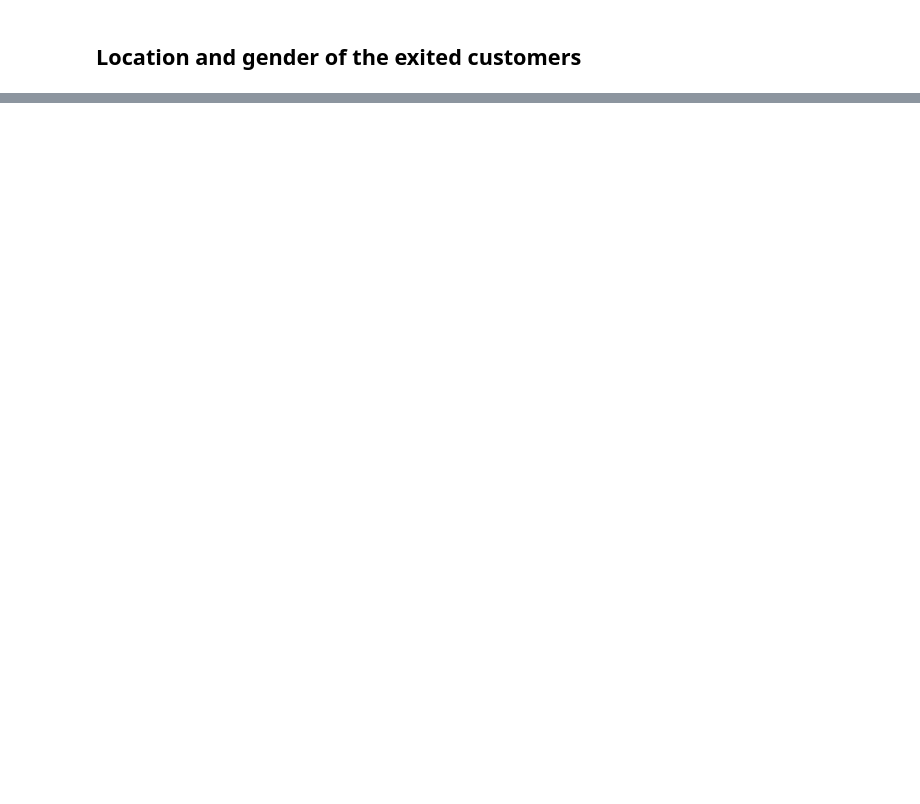
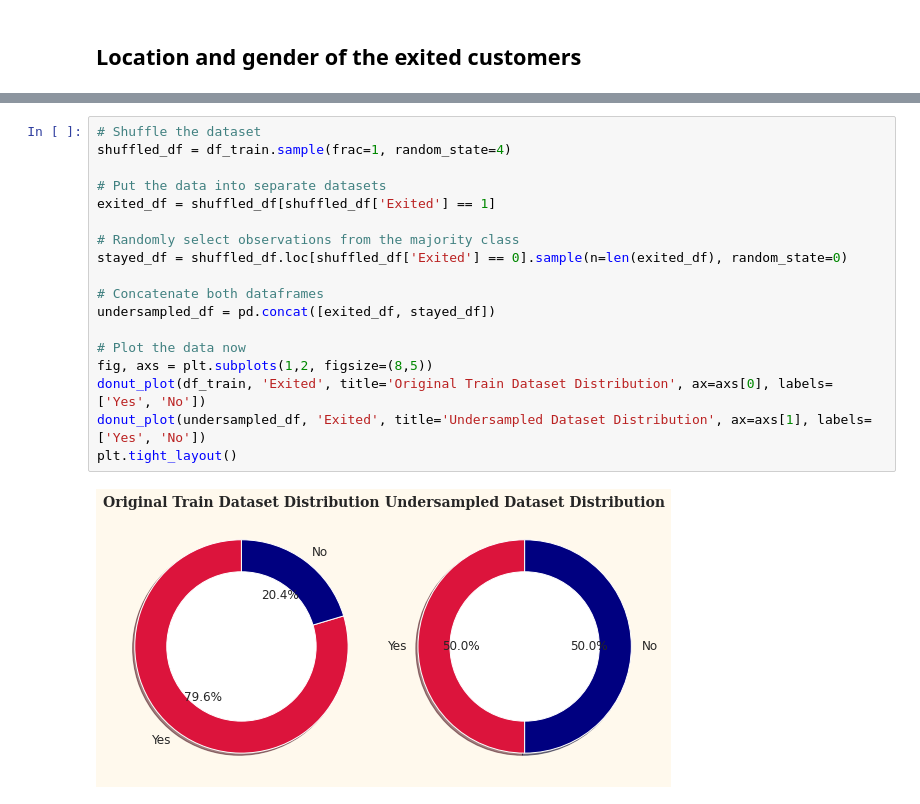
Before and after one commit to Kevin-Nduati/Bank-Customer-Churn-Modelling, a Jupyter notebook: Churn.ipynb, the cells around one changed output, grey strips where cells are left out. Drawn from its saved outputs; the diff is of its cells as text; blank space fills up the shorter version.

```diff
--- a/Churn.ipynb
+++ b/Churn.ipynb
@@ -265,0 +353,20 @@ Text(0.5, 0.98, 'Credit card usage by age')
+# %%
+# Shuffle the dataset
+shuffled_df = df_train.sample(frac=1, random_state=4)
+
+# Put the data into separate datasets
+exited_df = shuffled_df[shuffled_df['Exited'] == 1]
+
+# Randomly select observations from the majority class
+stayed_df = shuffled_df.loc[shuffled_df['Exited'] == 0].sample(n=len(exited_df), random_state=0)
+
+# Concatenate both dataframes
+undersampled_df = pd.concat([exited_df, stayed_df])
+
+# Plot the data now
+fig, axs = plt.subplots(1,2, figsize=(8,5))
+donut_plot(df_train, 'Exited', title='Original Train Dataset Distribution', ax=axs[0], labels=['Yes', 'No'])
+donut_plot(undersampled_df, 'Exited', title='Undersampled Dataset Distribution', ax=axs[1], labels=['Yes', 'No'])
+plt.tight_layout()
+# %% [output]
+[figure, added]
```
Also changed, not shown: parts of 21 cells of this notebook, 3 other files.
